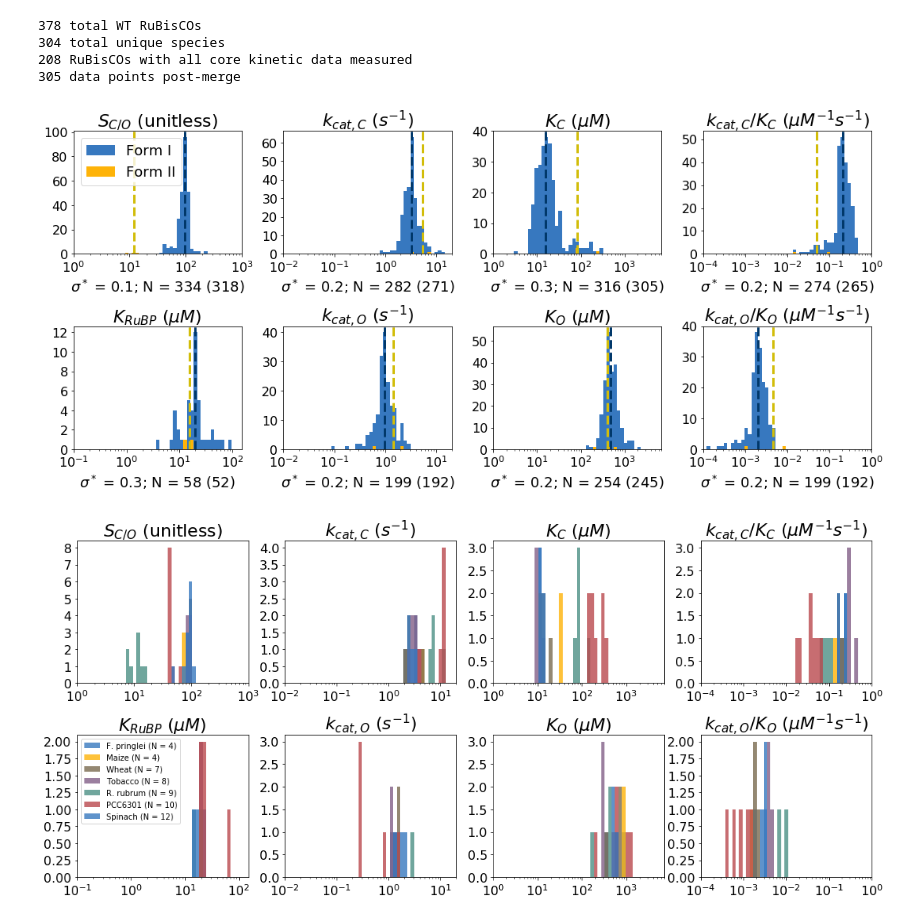
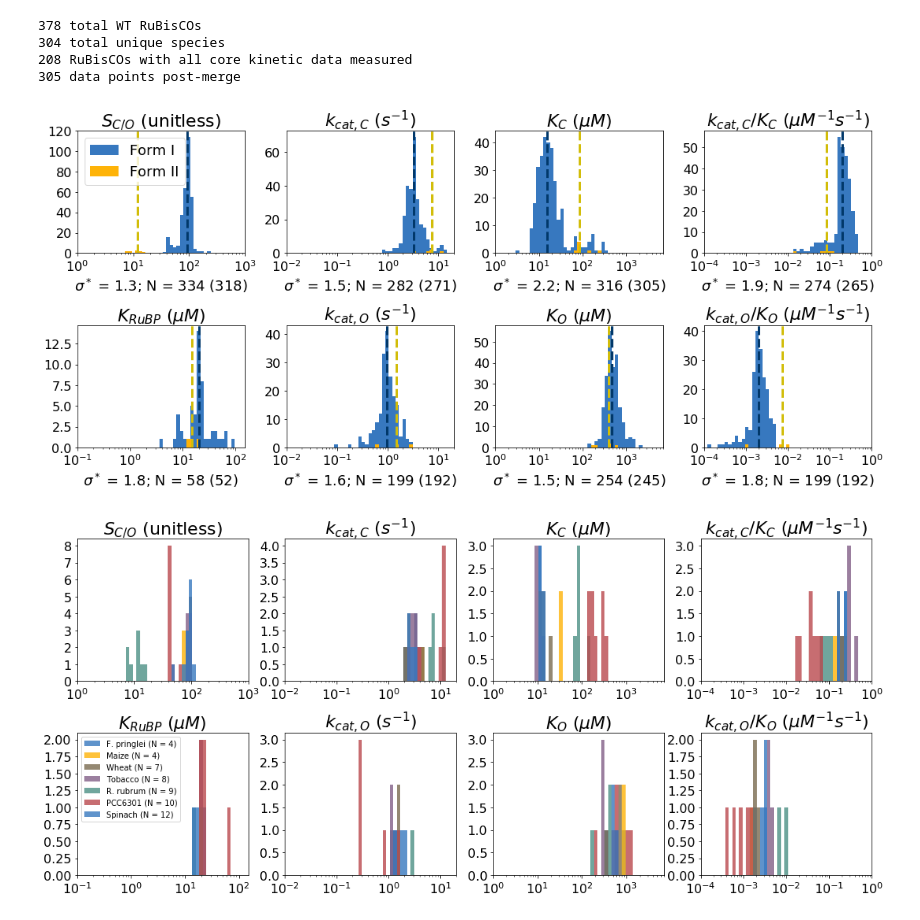
Before and after one commit to flamholz/rubisco, a Jupyter notebook: notebooks/FigureS3 Kinetic Parameter Histograms.ipynb, the cells around one changed output. Saved outputs shown, nothing was run; the diff lists cells and outputs as text; code cells hidden in the pictures.

```diff
--- a/notebooks/FigureS3 Kinetic Parameter Histograms.ipynb
+++ b/notebooks/FigureS3 Kinetic Parameter Histograms.ipynb
@@ -87,11 +87,11 @@ for i, c in enumerate(cols):
     plt.xscale('log')
     sigma_star = None
 
-    for j, (group, gdf) in enumerate(grouped_form):
+    for j, (group, gdf) in enumerate(raw_kin_df.groupby('isoform')):
         if group not in ['1', '2']:
             continue
         if group == '1':
-            sigma_star = np.nanstd(np.log10(gdf[c]))
+            sigma_star = power_laws.sigma_star(gdf[c])
 
         color = named_colors[j]
         label = 'Form %s' % groups[group]
@@ -102,34 +102,34 @@ for i, c in enumerate(cols):
         plt.hist(gdf[mask][c], bins=bins, label=label, color=color)
 
         median = np.nanmedian(gdf[c])
         median_cname = median_colors[group]
         median_color = sns.xkcd_rgb[median_cname]
         plt.axvline(median, color=median_color, ls='--', lw=3)
         if c == 'S':
             plt.legend(loc=2, frameon=True, fontsize=18)
 
     nvals = raw_kin_df[c].notnull().sum()
     nF1 = raw_kin_df[raw_kin_df.isoform == '1'][c].notnull().sum()
     xlabel = '$\sigma^*$ = %.1f; N = %d (%d)' % (sigma_star, nvals, nF1)
 
     plt.xlim(*xlim[c])
     plt.xticks(fontsize=16)
     plt.yticks(fontsize=16)
     plt.ylabel('')
     plt.xlabel(xlabel, fontsize=18, ha='center')
 
     title = '%s (%s)' % (titles[c], units[c])
     plt.title(title, fontsize=22)
 
 plt.subplots_adjust(wspace=0.1)
 plt.tight_layout()
 
 plt.savefig('figS3/figS3_histograms.svg')
 plt.savefig('figS3/figS3_histograms.png', dpi=400)
 
 plt.show()
 # %% [output]
-[figure, old version]
+[figure, new version]
 # %%
 grouped = raw_kin_df.groupby(['species', 'mutant', 'isoform', 'taxonomy'])
 filtered = grouped.filter(lambda x: x.shape[0] > 3) # remove groups with <  representatives
```
Also changed, not shown: parts of 1 cell of this notebook, 3 other files.
